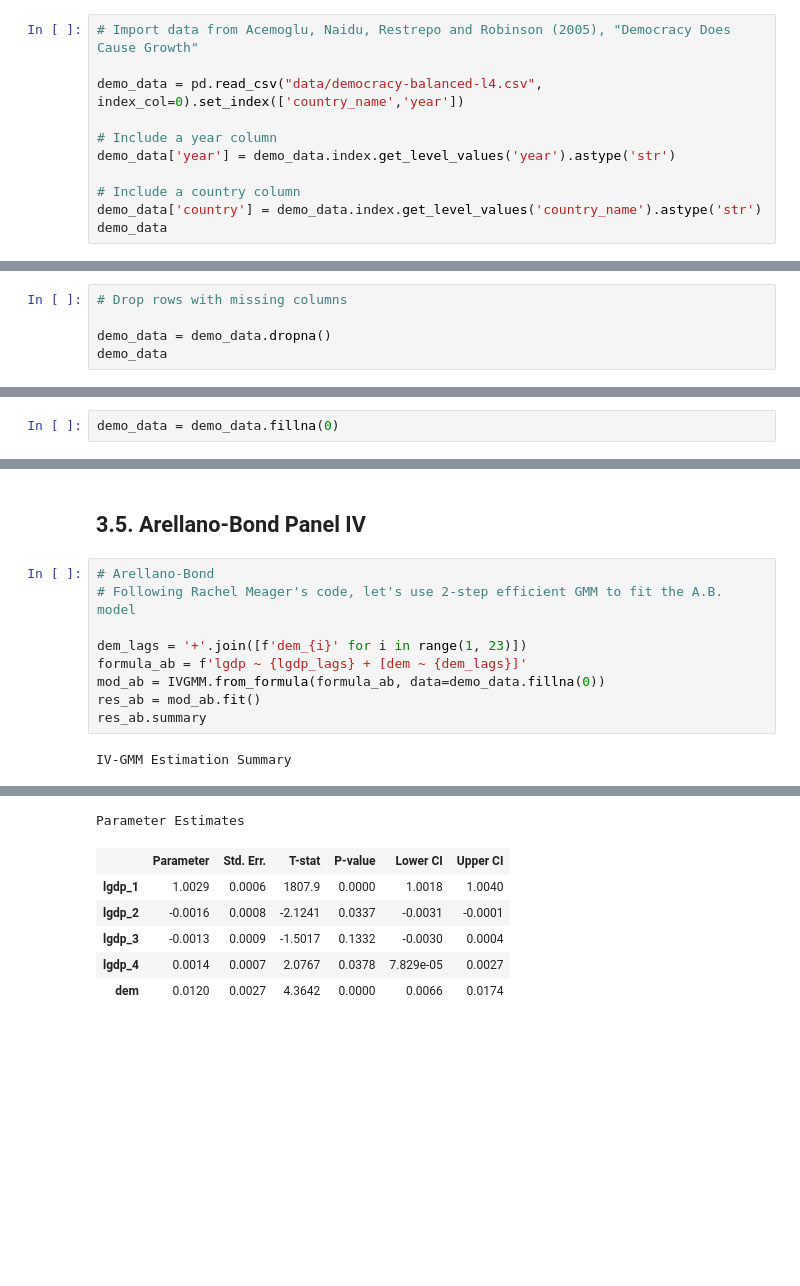
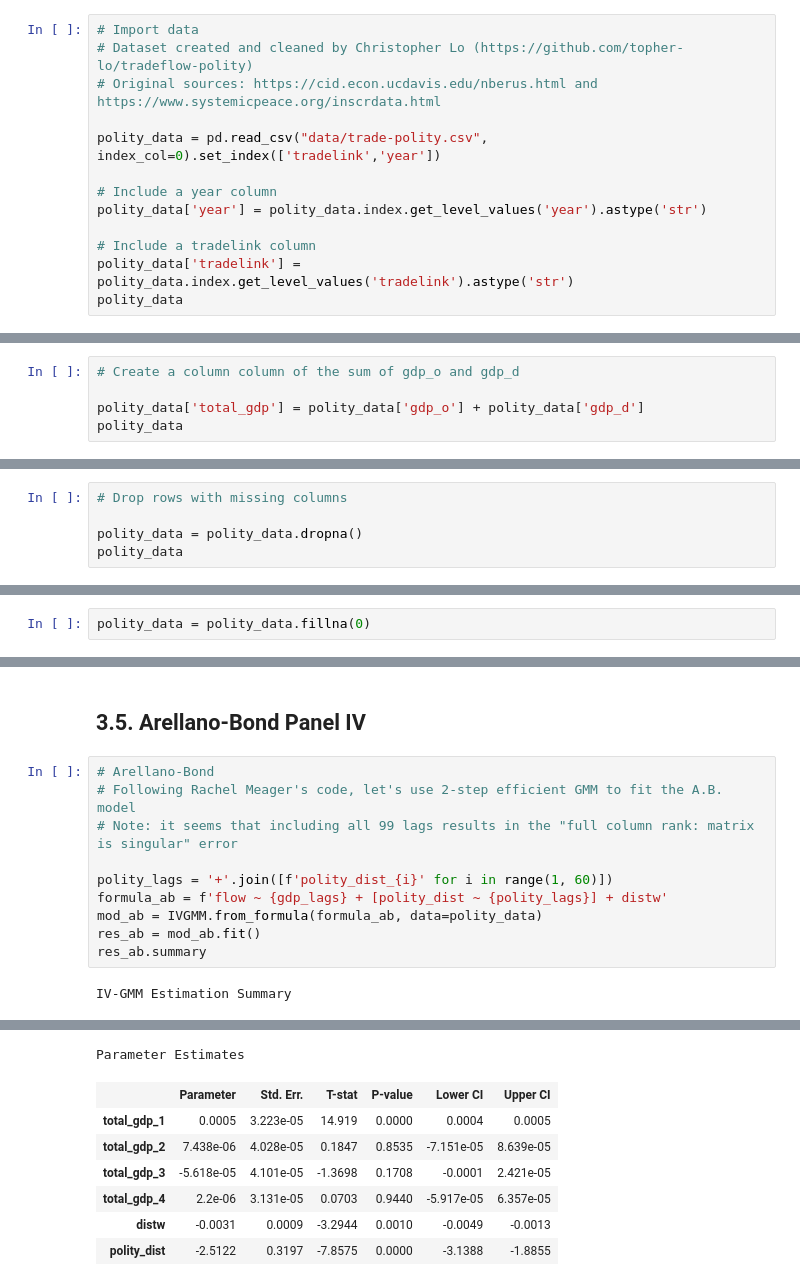
Before and after one commit to topher-lo/PyEC333, a Jupyter notebook: 4_iv_and_panel_iv.ipynb, the cells around one changed output, grey strips where cells are left out. Saved outputs shown, nothing was run; the diff lists cells and outputs as text; blank space fills up the shorter version.

```diff
--- a/4_iv_and_panel_iv.ipynb
+++ b/4_iv_and_panel_iv.ipynb
@@ -400,12 +410,14 @@ sns.boxplot(x="regressor", y="estimate", data=conf_int, palette="Set2")
 # %%
-# Import data from Acemoglu, Naidu, Restrepo and Robinson (2005), "Democracy Does Cause Growth"
+# Import data
+# Dataset created and cleaned by Christopher Lo (https://github.com/topher-lo/tradeflow-polity)
+# Original sources: https://cid.econ.ucdavis.edu/nberus.html and https://www.systemicpeace.org/inscrdata.html
 
-demo_data = pd.read_csv("data/democracy-balanced-l4.csv", index_col=0).set_index(['country_name','year'])
+polity_data = pd.read_csv("data/trade-polity.csv", index_col=0).set_index(['tradelink','year'])
 
 # Include a year column
-demo_data['year'] = demo_data.index.get_level_values('year').astype('str')
+polity_data['year'] = polity_data.index.get_level_values('year').astype('str')
 
-# Include a country column
-demo_data['country'] = demo_data.index.get_level_values('country_name').astype('str')
-demo_data
+# Include a tradelink column
+polity_data['tradelink'] = polity_data.index.get_level_values('tradelink').astype('str')
+polity_data
 # %% [output]
@@ -425,0 +438,5 @@ demo_data
+# %%
+# Create a column column of the sum of gdp_o and gdp_d
+
+polity_data['total_gdp'] = polity_data['gdp_o'] + polity_data['gdp_d']
+polity_data
@@ -426,6 +458,6 @@ demo_data
 # %%
 # Drop rows with missing columns
 
-demo_data = demo_data.dropna()
-demo_data
+polity_data = polity_data.dropna()
+polity_data
 # %% [output]
@@ -488,5 +524,5 @@ get_lags(demo_data, 'dem', 99)
 # %%
-demo_data = demo_data.fillna(0)
+polity_data = polity_data.fillna(0)
 # %% [markdown]
 ## 1.1. Pooled OLS
 # %%
@@ -599,10 +634,11 @@ Robust (Heteroskedastic)
 # %%
 # Arellano-Bond
 # Following Rachel Meager's code, let's use 2-step efficient GMM to fit the A.B. model
+# Note: it seems that including all 99 lags results in the "full column rank: matrix is singular" error
 
-dem_lags = '+'.join([f'dem_{i}' for i in range(1, 23)])
-formula_ab = f'lgdp ~ {lgdp_lags} + [dem ~ {dem_lags}]'
-mod_ab = IVGMM.from_formula(formula_ab, data=demo_data.fillna(0))
+polity_lags = '+'.join([f'polity_dist_{i}' for i in range(1, 60)])
+formula_ab = f'flow ~ {gdp_lags} + [polity_dist ~ {polity_lags}] + distw'
+mod_ab = IVGMM.from_formula(formula_ab, data=polity_data)
 res_ab = mod_ab.fit()
 res_ab.summary
 # %% [output]
@@ -615,9 +651,10 @@ IV-GMM Estimation Summary
 | Cov. Estimator: | robust |  |  |
 |  |  |  |  |
 Parameter Estimates
 |  | Parameter | Std. Err. | T-stat | P-value | Lower CI | Upper CI |
-| lgdp_1 | 1.0029 | 0.0006 | 1807.9 | 0.0000 | 1.0018 | 1.0040 |
-| lgdp_2 | -0.0016 | 0.0008 | -2.1241 | 0.0337 | -0.0031 | -0.0001 |
-| lgdp_3 | -0.0013 | 0.0009 | -1.5017 | 0.1332 | -0.0030 | 0.0004 |
-| lgdp_4 | 0.0014 | 0.0007 | 2.0767 | 0.0378 | 7.829e-05 | 0.0027 |
-| dem | 0.0120 | 0.0027 | 4.3642 | 0.0000 | 0.0066 | 0.0174 |
+| total_gdp_1 | 0.0005 | 3.223e-05 | 14.919 | 0.0000 | 0.0004 | 0.0005 |
+| total_gdp_2 | 7.438e-06 | 4.028e-05 | 0.1847 | 0.8535 | -7.151e-05 | 8.639e-05 |
+| total_gdp_3 | -5.618e-05 | 4.101e-05 | -1.3698 | 0.1708 | -0.0001 | 2.421e-05 |
+| total_gdp_4 | 2.2e-06 | 3.131e-05 | 0.0703 | 0.9440 | -5.917e-05 | 6.357e-05 |
+| distw | -0.0031 | 0.0009 | -3.2944 | 0.0010 | -0.0049 | -0.0013 |
+| polity_dist | -2.5122 | 0.3197 | -7.8575 | 0.0000 | -3.1388 | -1.8855 |
```
Also changed, not shown: parts of 20 cells of this notebook, 2 other files.
